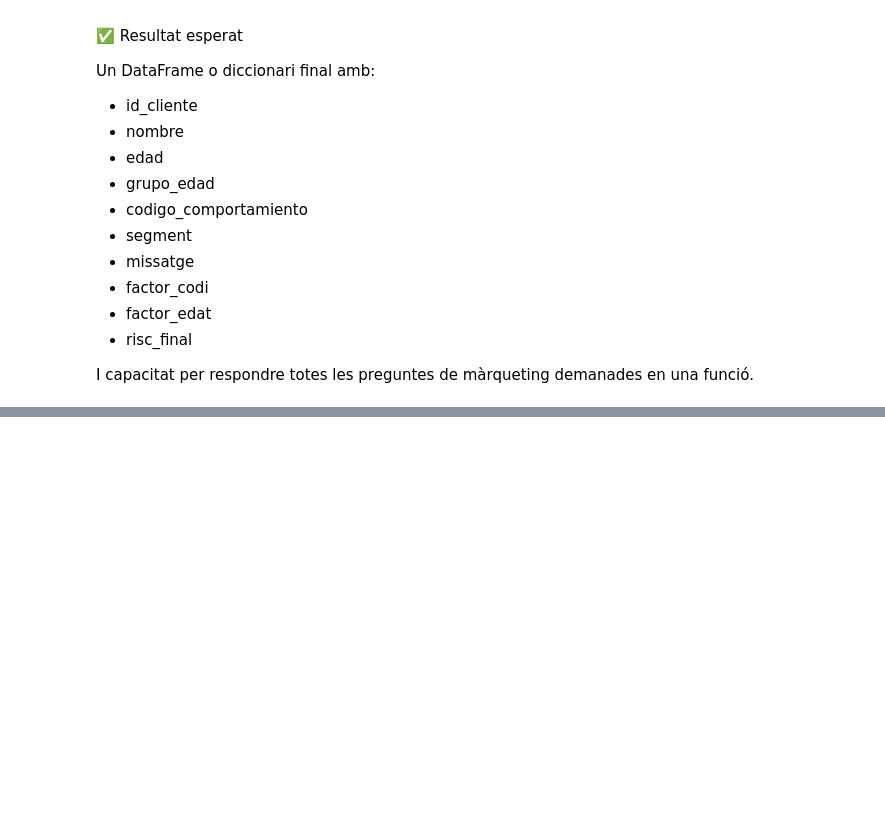
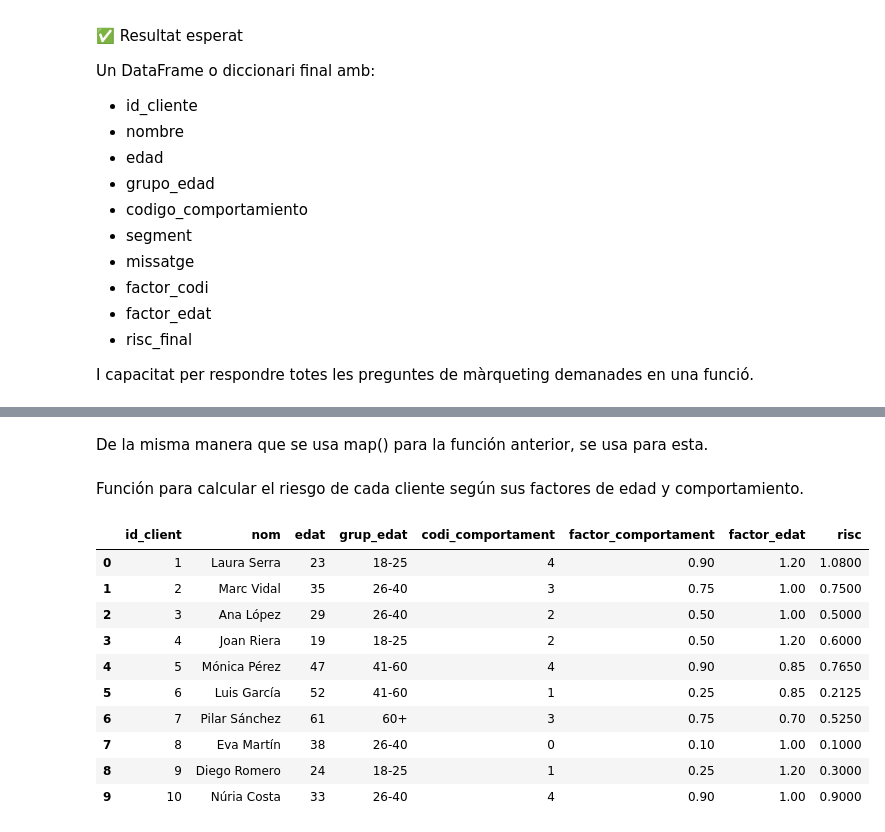
Before and after one commit to DanielSan33-4/ITA.Sprint07, a Jupyter notebook: Sprint07.ipynb, the cells around one changed output, grey strips where cells are left out. Drawn from its saved outputs; the diff is of its cells as text; code cells hidden in the pictures; blank space fills up the shorter version.

```diff
--- a/Sprint07.ipynb
+++ b/Sprint07.ipynb
@@ -337,12 +343,49 @@ df
 # %%
-factors_comportament = {
-    0: 0.10,
-    1: 0.25,
-    2: 0.50,
-    3: 0.75,
-    4: 0.90
-}
-
 def obtenir_segment_i_factor(df_p):
-  dades_segment = df_p["id_client", "codi_comportament"]
-  dades_segment[]
+  factors_comportament_dicc = {
+      0: 0.10,
+      1: 0.25,
+      2: 0.50,
+      3: 0.75,
+      4: 0.90
+  }
+  df_p["factor_comportament"] = df_p["codi_comportament"].map(factors_comportament_dicc)
+  return df_p
+# %% [markdown]
+De la misma manera que se usa map() para la función anterior, se usa para esta.
+# %%
+def obtenir_factor_edat(df_p):
+  factor_edat_dicc = {
+      "18-25": 1.20,
+      "26-40": 1.00,
+      "41-60": 0.85,
+      "60+": 0.70
+  }
+  df_p["factor_edat"] = df_p["grup_edat"].map(factor_edat_dicc)
+  return df_p
+# %% [markdown]
+Función para calcular el riesgo de cada cliente según sus factores de edad y comportamiento.
+# %%
+def calcular_risc(df_p):
+  df_p["risc"] = df_p["factor_edat"] * df_p["factor_comportament"]
+  return df_p
+# %%
+def processar_clients(df_p):
+  clients_fact_risc_df = obtenir_segment_i_factor(df_p)
+  clients_fact_edat_df = obtenir_factor_edat(clients_fact_risc_df)
+  clients_risc_df = calcular_risc(clients_fact_edat_df)
+  return clients_fact_risc_df
+# %%
+processar_clients(clients)
+# %% [output]
+|  | id_client | nom | edat | grup_edat | codi_comportament | factor_comportament | factor_edat | risc |
+| 0 | 1 | Laura Serra | 23 | 18-25 | 4 | 0.90 | 1.20 | 1.0800 |
+| 1 | 2 | Marc Vidal | 35 | 26-40 | 3 | 0.75 | 1.00 | 0.7500 |
+| 2 | 3 | Ana López | 29 | 26-40 | 2 | 0.50 | 1.00 | 0.5000 |
+| 3 | 4 | Joan Riera | 19 | 18-25 | 2 | 0.50 | 1.20 | 0.6000 |
+| 4 | 5 | Mónica Pérez | 47 | 41-60 | 4 | 0.90 | 0.85 | 0.7650 |
+| 5 | 6 | Luis García | 52 | 41-60 | 1 | 0.25 | 0.85 | 0.2125 |
+| 6 | 7 | Pilar Sánchez | 61 | 60+ | 3 | 0.75 | 0.70 | 0.5250 |
+| 7 | 8 | Eva Martín | 38 | 26-40 | 0 | 0.10 | 1.00 | 0.1000 |
+| 8 | 9 | Diego Romero | 24 | 18-25 | 1 | 0.25 | 1.20 | 0.3000 |
+| 9 | 10 | Núria Costa | 33 | 26-40 | 4 | 0.90 | 1.00 | 0.9000 |
```
Also changed, not shown: parts of 4 cells of this notebook.
